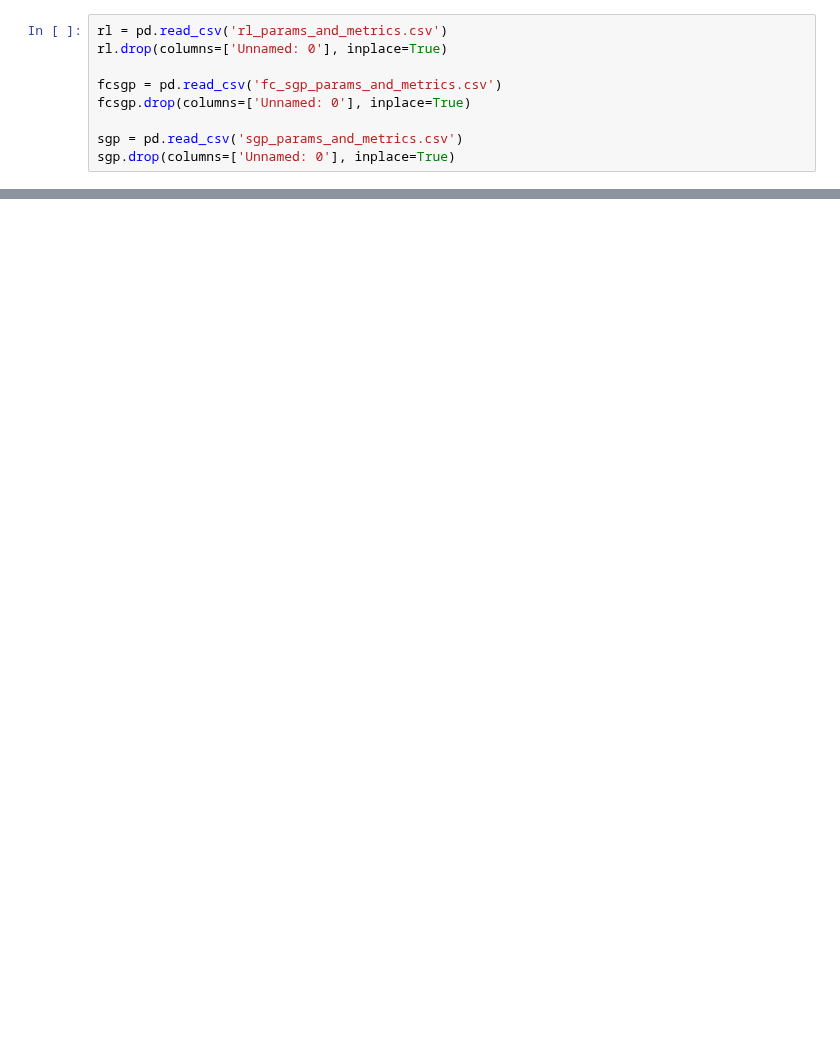
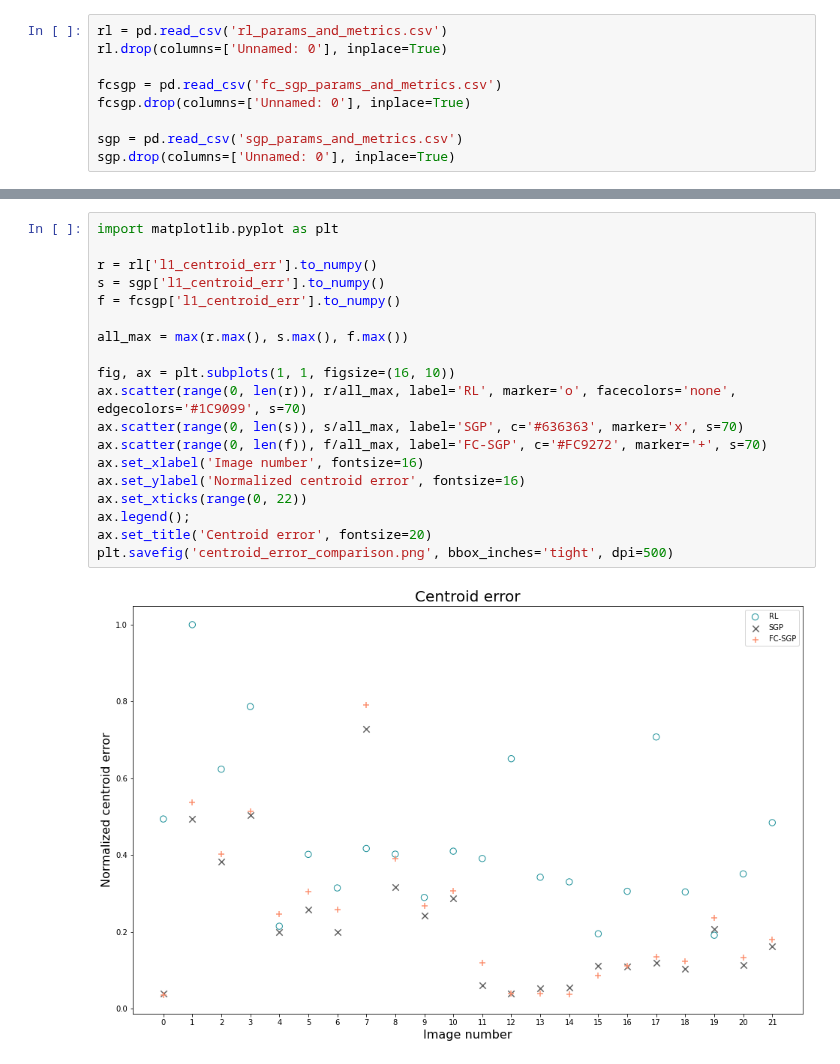
Before and after one commit to Yash-10/beta-sgp, a Jupyter notebook: results/rl_sgp_fc-sgp_compare.ipynb, the cells around one changed output, grey strips where cells are left out. Drawn from its saved outputs; the diff is of its cells as text; blank space fills up the shorter version.

```diff
--- a/results/rl_sgp_fc-sgp_compare.ipynb
+++ b/results/rl_sgp_fc-sgp_compare.ipynb
@@ -89,0 +192,21 @@ rl.columns, sgp.columns, fcsgp.columns
+# %%
+import matplotlib.pyplot as plt
+
+r = rl['l1_centroid_err'].to_numpy()
+s = sgp['l1_centroid_err'].to_numpy()
+f = fcsgp['l1_centroid_err'].to_numpy()
+
+all_max = max(r.max(), s.max(), f.max())
+
+fig, ax = plt.subplots(1, 1, figsize=(16, 10))
+ax.scatter(range(0, len(r)), r/all_max, label='RL', marker='o', facecolors='none', edgecolors='#1C9099', s=70)
+ax.scatter(range(0, len(s)), s/all_max, label='SGP', c='#636363', marker='x', s=70)
+ax.scatter(range(0, len(f)), f/all_max, label='FC-SGP', c='#FC9272', marker='+', s=70)
+ax.set_xlabel('Image number', fontsize=16)
+ax.set_ylabel('Normalized centroid error', fontsize=16)
+ax.set_xticks(range(0, 22))
+ax.legend();
+ax.set_title('Centroid error', fontsize=20)
+plt.savefig('centroid_error_comparison.png', bbox_inches='tight', dpi=500)
+# %% [output]
+[figure, added]
```
Also changed, not shown: parts of 12 cells of this notebook, 1 other file.
